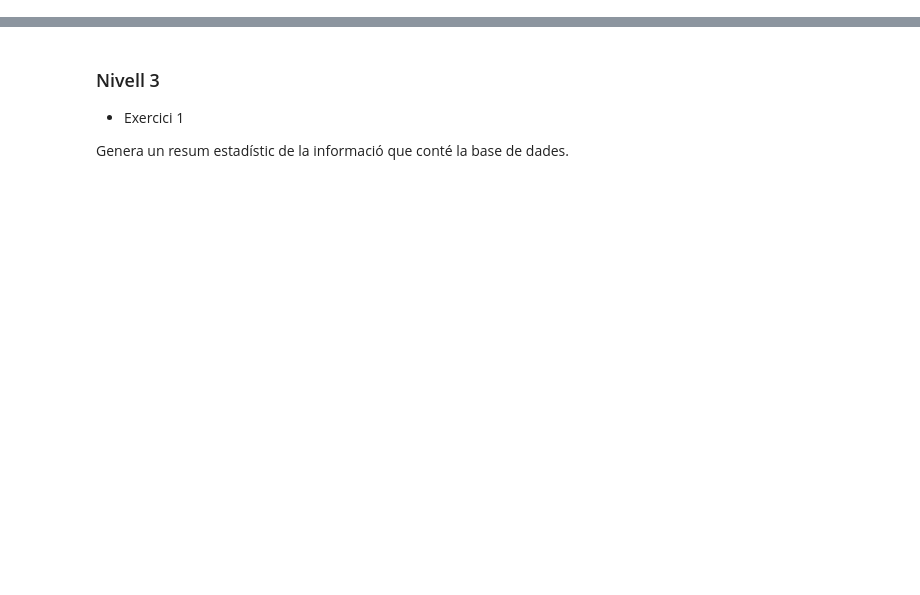
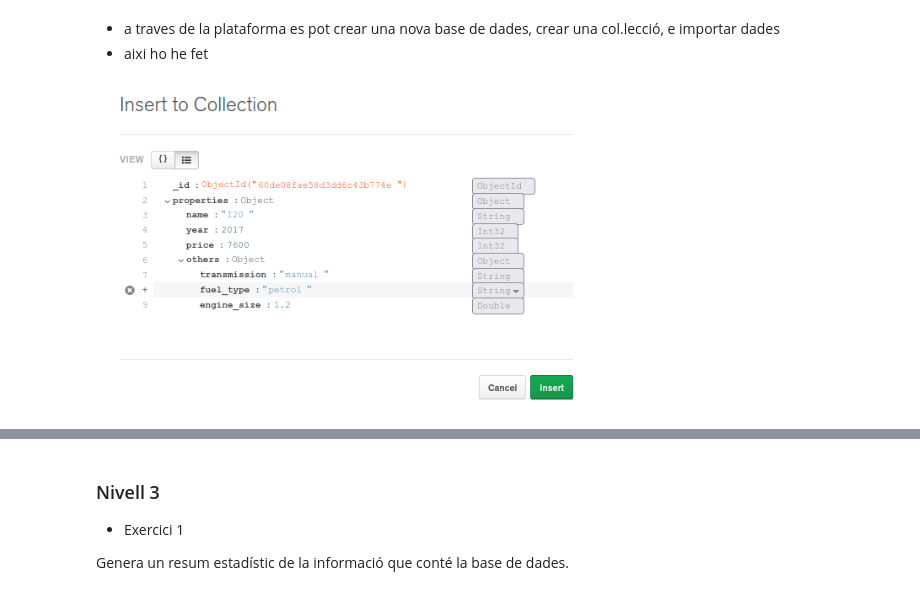
Before and after one commit to ManelForcales/Bases-de-dades-NoSQL, a Jupyter notebook: S18T01.ipynb, the cells around one changed output, grey strips where cells are left out. Cells and saved outputs as stored; diff of their text form; code cells hidden in the pictures; blank space fills up the shorter version.

```diff
--- a/S18T01.ipynb
+++ b/S18T01.ipynb
@@ -9,0 +33,7 @@ import seaborn as sns
+# %% [markdown]
++ a traves de la plataforma es pot crear una nova base de dades, crear una col.lecció, e importar dades
++ aixi ho he fet
+# %%
+display.Image('picture4.png', width = 500)
+# %% [output]
+[figure, added]
```
Also changed, not shown: parts of 29 cells of this notebook.
